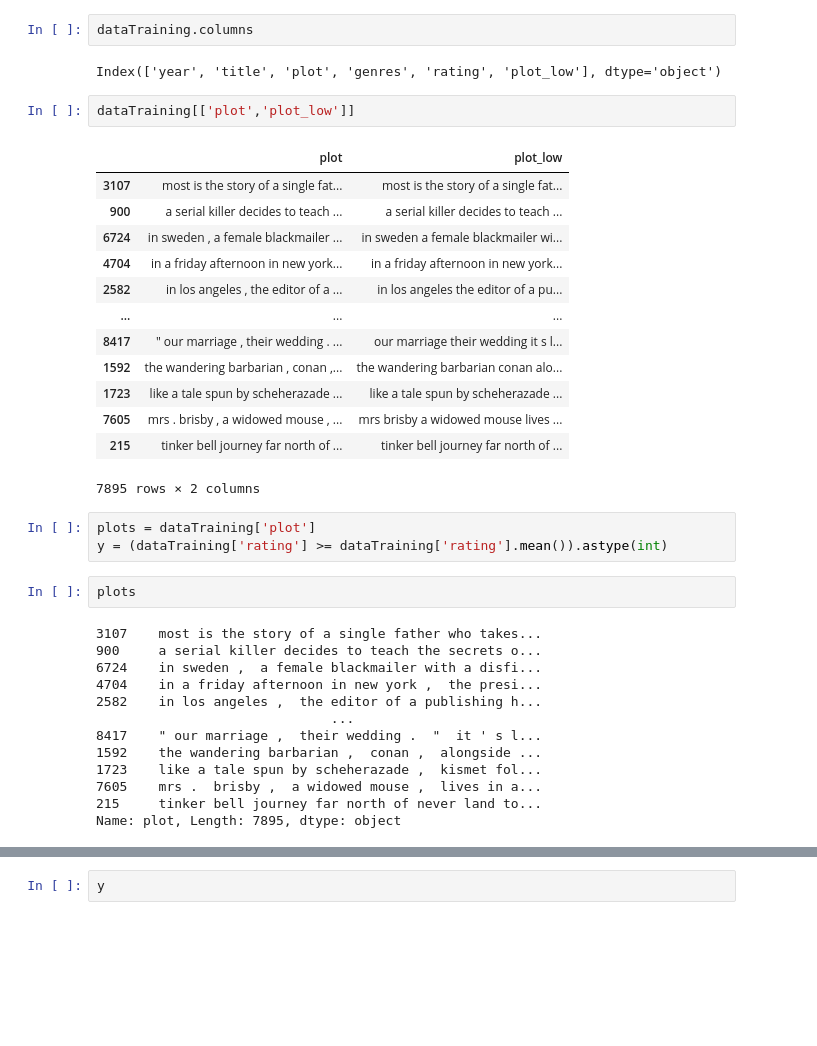
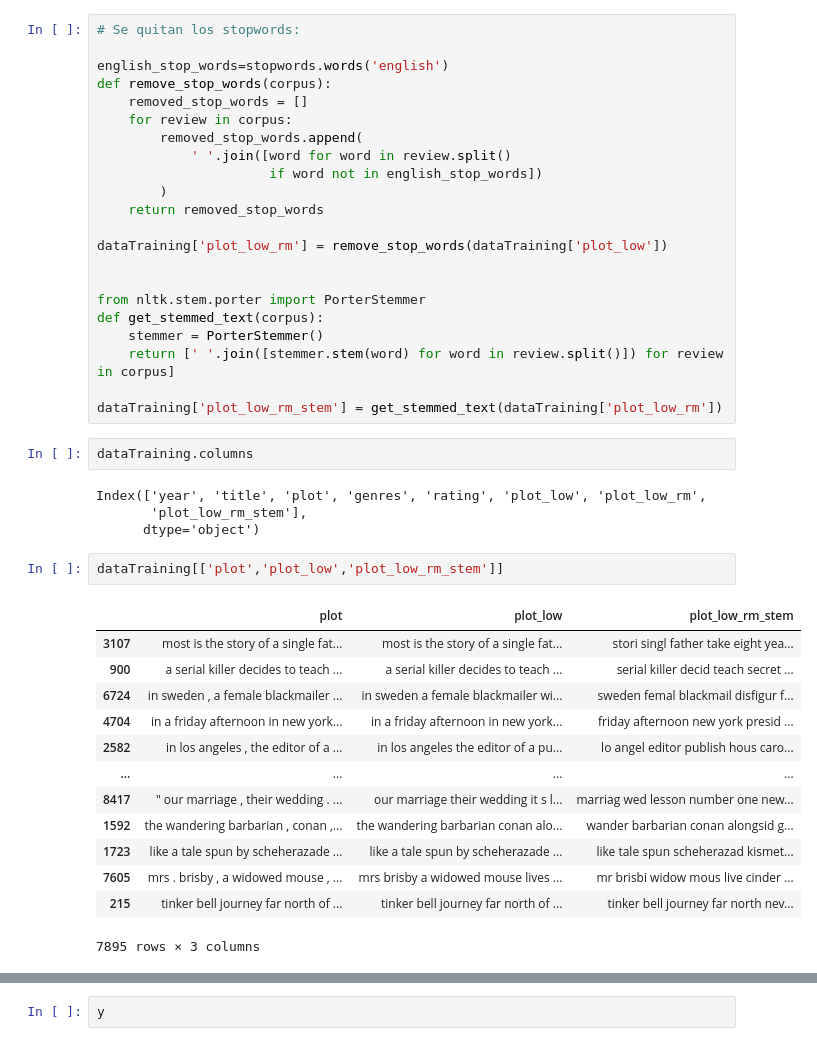
Before and after one commit to dljaimes/Advanced-Methods-in-Data-Analysis_1_Grupo_5, a Jupyter notebook: E_14.ipynb, the cells around one changed output, grey strips where cells are left out. Drawn from its saved outputs; the diff is of its cells as text; blank space fills up the shorter version.

```diff
--- a/E_14.ipynb
+++ b/E_14.ipynb
@@ -45,38 +51,44 @@ from nltk.corpus import stopwords
+# %%
+# Se quitan los stopwords:
+
+english_stop_words=stopwords.words('english')
+def remove_stop_words(corpus):
+    removed_stop_words = []
+    for review in corpus:
+        removed_stop_words.append(
+            ' '.join([word for word in review.split()
+                      if word not in english_stop_words])
+        )
+    return removed_stop_words
+
+dataTraining['plot_low_rm'] = remove_stop_words(dataTraining['plot_low'])
+
+
+from nltk.stem.porter import PorterStemmer
+def get_stemmed_text(corpus):
+    stemmer = PorterStemmer()
+    return [' '.join([stemmer.stem(word) for word in review.split()]) for review in corpus]
+
+dataTraining['plot_low_rm_stem'] = get_stemmed_text(dataTraining['plot_low_rm'])
 # %%
 dataTraining.columns
 # %% [output]
-Index(['year', 'title', 'plot', 'genres', 'rating', 'plot_low'], dtype='object')
+Index(['year', 'title', 'plot', 'genres', 'rating', 'plot_low', 'plot_low_rm',
+       'plot_low_rm_stem'],
+      dtype='object')
 # %%
-dataTraining[['plot','plot_low']]
+dataTraining[['plot','plot_low','plot_low_rm_stem']]
 # %% [output]
-|  | plot | plot_low |
-| 3107 | most is the story of a single fat... | most is the story of a single fat... |
-| 900 | a serial killer decides to teach ... | a serial killer decides to teach ... |
-| 6724 | in sweden , a female blackmailer ... | in sweden a female blackmailer wi... |
-| 4704 | in a friday afternoon in new york... | in a friday afternoon in new york... |
-| 2582 | in los angeles , the editor of a ... | in los angeles the editor of a pu... |
-| ... | ... | ... |
-| 8417 | " our marriage , their wedding . ... | our marriage their wedding it s l... |
-| 1592 | the wandering barbarian , conan ,... | the wandering barbarian conan alo... |
-| 1723 | like a tale spun by scheherazade ... | like a tale spun by scheherazade ... |
-| 7605 | mrs . brisby , a widowed mouse , ... | mrs brisby a widowed mouse lives ... |
-| 215 | tinker bell journey far north of ... | tinker bell journey far north of ... |
+|  | plot | plot_low | plot_low_rm_stem |
+| 3107 | most is the story of a single fat... | most is the story of a single fat... | stori singl father take eight yea... |
+| 900 | a serial killer decides to teach ... | a serial killer decides to teach ... | serial killer decid teach secret ... |
+| 6724 | in sweden , a female blackmailer ... | in sweden a female blackmailer wi... | sweden femal blackmail disfigur f... |
+| 4704 | in a friday afternoon in new york... | in a friday afternoon in new york... | friday afternoon new york presid ... |
+| 2582 | in los angeles , the editor of a ... | in los angeles the editor of a pu... | lo angel editor publish hous caro... |
+| ... | ... | ... | ... |
+| 8417 | " our marriage , their wedding . ... | our marriage their wedding it s l... | marriag wed lesson number one new... |
+| 1592 | the wandering barbarian , conan ,... | the wandering barbarian conan alo... | wander barbarian conan alongsid g... |
+| 1723 | like a tale spun by scheherazade ... | like a tale spun by scheherazade ... | like tale spun scheherazad kismet... |
+| 7605 | mrs . brisby , a widowed mouse , ... | mrs brisby a widowed mouse lives ... | mr brisbi widow mous live cinder ... |
+| 215 | tinker bell journey far north of ... | tinker bell journey far north of ... | tinker bell journey far north nev... |
-7895 rows × 2 columns
+7895 rows × 3 columns
-# %%
-plots = dataTraining['plot']
-y = (dataTraining['rating'] >= dataTraining['rating'].mean()).astype(int)
-# %%
-plots
-# %% [output]
-3107    most is the story of a single father who takes...
-900     a serial killer decides to teach the secrets o...
-6724    in sweden ,  a female blackmailer with a disfi...
-4704    in a friday afternoon in new york ,  the presi...
-2582    in los angeles ,  the editor of a publishing h...
-                              ...
-8417    " our marriage ,  their wedding .  "  it ' s l...
-1592    the wandering barbarian ,  conan ,  alongside ...
-1723    like a tale spun by scheherazade ,  kismet fol...
-7605    mrs .  brisby ,  a widowed mouse ,  lives in a...
-215     tinker bell journey far north of never land to...
-Name: plot, Length: 7895, dtype: object
```
Also changed, not shown: parts of 35 cells of this notebook.
